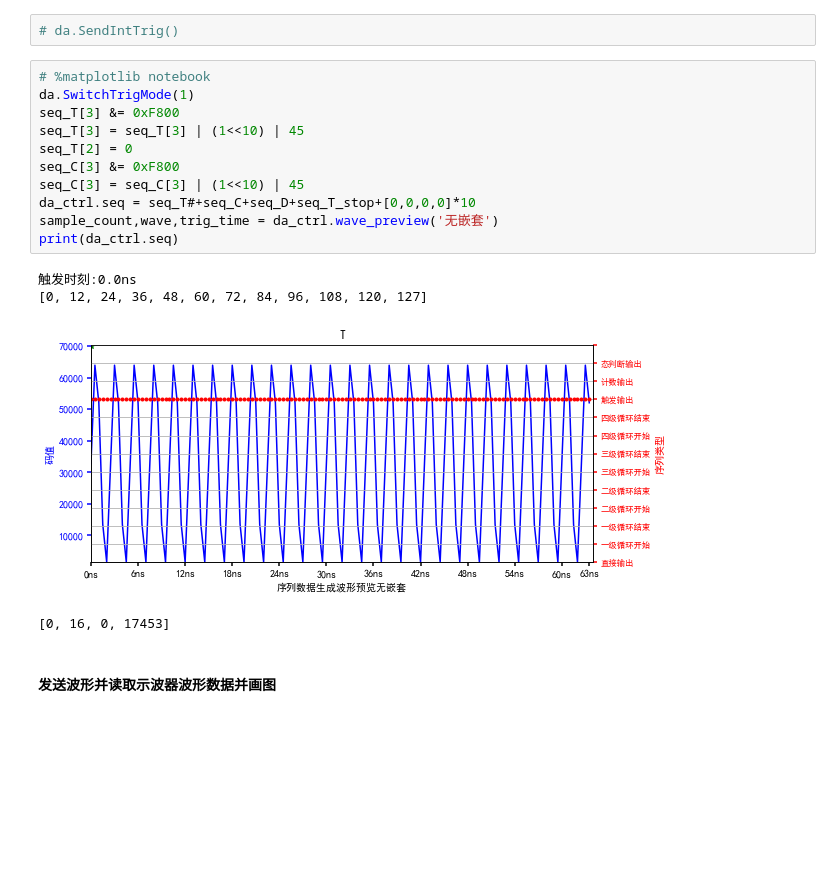
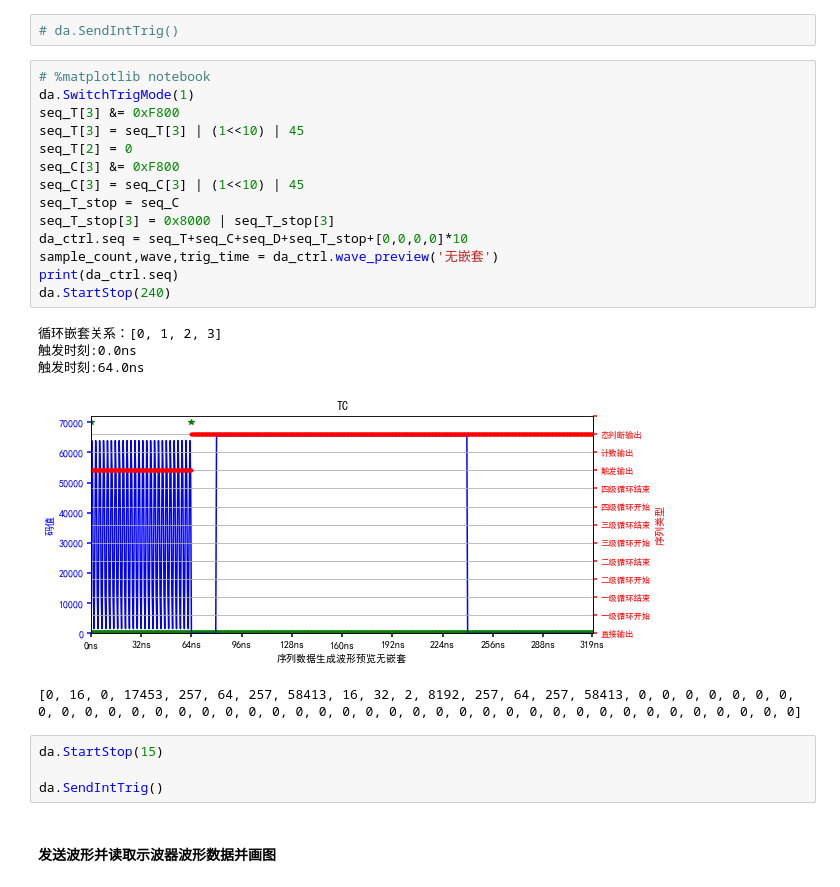
Before and after one commit to linjin1130/easy_work_tools, a Jupyter notebook: python3/da_control/SEQ LOOP&JUMP command test.ipynb, the cells around one changed output. Cells and saved outputs as stored; diff of their text form; blank space fills up the shorter version.

```diff
--- a/python3/da_control/SEQ LOOP&JUMP command test.ipynb
+++ b/python3/da_control/SEQ LOOP&JUMP command test.ipynb
@@ -375,19 +354,27 @@ def send_and_read_back_wave(sample_count, rto, da, da_ctrl, trig_time):
 # %%
 # %matplotlib notebook
 da.SwitchTrigMode(1)
 seq_T[3] &= 0xF800
 seq_T[3] = seq_T[3] | (1<<10) | 45
 seq_T[2] = 0
 seq_C[3] &= 0xF800
 seq_C[3] = seq_C[3] | (1<<10) | 45
-da_ctrl.seq = seq_T#+seq_C+seq_D+seq_T_stop+[0,0,0,0]*10
+seq_T_stop = seq_C
+seq_T_stop[3] = 0x8000 | seq_T_stop[3]
+da_ctrl.seq = seq_T+seq_C+seq_D+seq_T_stop+[0,0,0,0]*10
 sample_count,wave,trig_time = da_ctrl.wave_preview('无嵌套')
 print(da_ctrl.seq)
+da.StartStop(240)
 # %% [output]
+循环嵌套关系：[0, 1, 2, 3]
 触发时刻:0.0ns
-[0, 12, 24, 36, 48, 60, 72, 84, 96, 108, 120, 127]
+触发时刻:64.0ns
-[figure, old version]
+[figure, new version]
-[0, 16, 0, 17453]
+[0, 16, 0, 17453, 257, 64, 257, 58413, 16, 32, 2, 8192, 257, 64, 257, 58413, 0, 0, 0, 0, 0, 0, 0, 0, 0, 0, 0, 0, 0, 0, 0, 0, 0, 0, 0, 0, 0, 0, 0, 0, 0, 0, 0, 0, 0, 0, 0, 0, 0, 0, 0, 0, 0, 0, 0, 0]
+# %%
+da.StartStop(15)
+
+da.SendIntTrig()
 # %% [markdown]
 #### 发送波形并读取示波器波形数据并画图
 # %%
```
Also changed, not shown: parts of 30 cells of this notebook, 15 other files.
